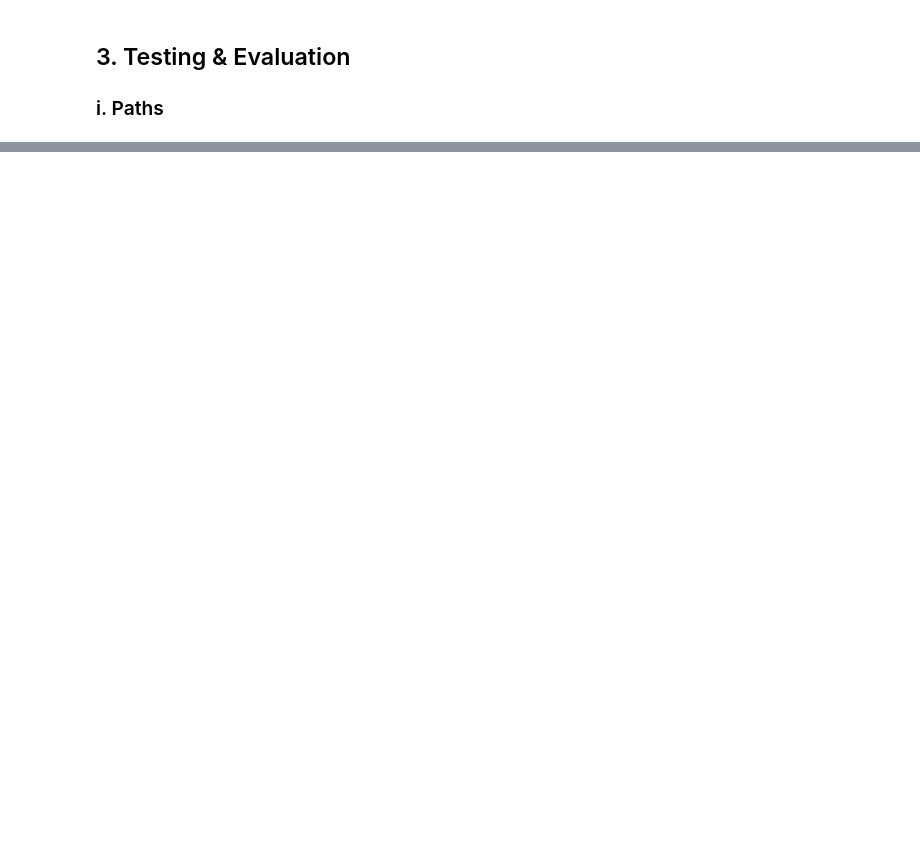
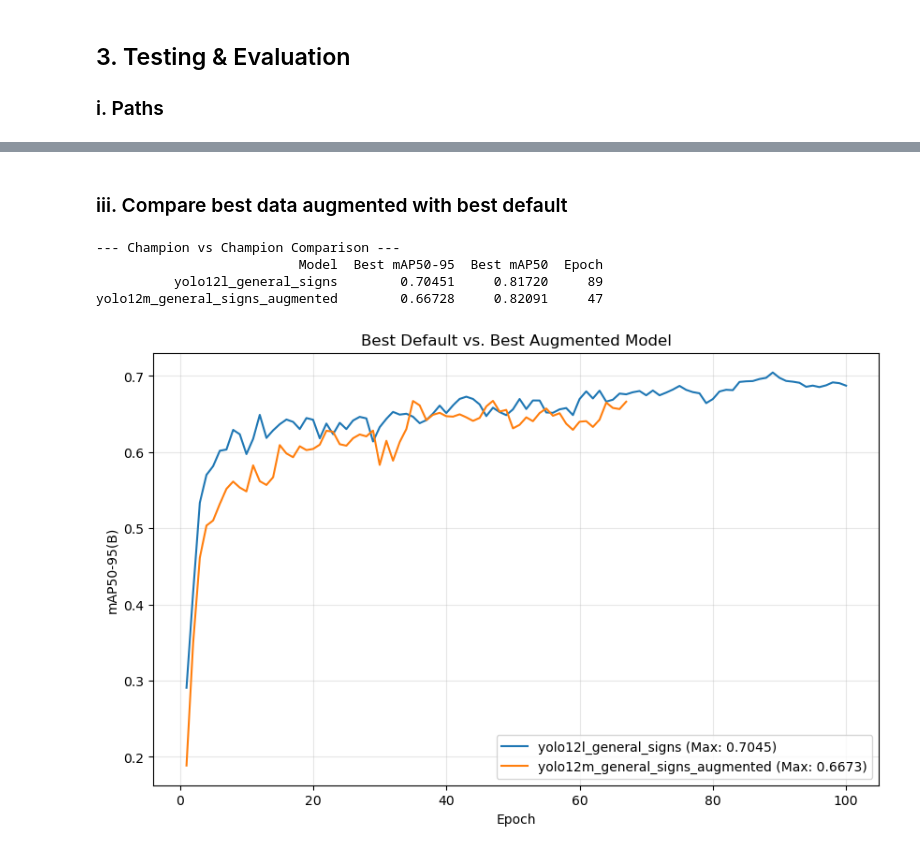
Before and after one commit to spiteriamy/ari3129-cv-group-project, a Jupyter notebook: 2a_YOLOv12_Daniel_Pace.ipynb, the cells around one changed output, grey strips where cells are left out. Drawn from its saved outputs; the diff is of its cells as text; code cells hidden in the pictures; blank space fills up the shorter version.

```diff
--- a/2a_YOLOv12_Daniel_Pace.ipynb
+++ b/2a_YOLOv12_Daniel_Pace.ipynb
@@ -229,0 +413,59 @@ Speed: 4.2ms preprocess, 29.8ms inference, 0.9ms postprocess per image at shape
+# %% [markdown]
+### iii. Compare best data augmented with best default
+# %%
+# find the best scoring models
+best_default = max([r for r in best_results if 'augmented' not in r['Model']], key=lambda x: x['Best mAP50-95'])
+best_augmented = max([r for r in best_results if 'augmented' in r['Model']], key=lambda x: x['Best mAP50-95'])
+
+comparison_list = []
+if best_default:
+    comparison_list.append(best_default)
+if best_augmented:
+    comparison_list.append(best_augmented)
+
+if comparison_list:
+    # Create DataFrame for display
+    comp_df = pd.DataFrame(comparison_list)
+
+    # Reorder columns if needed for clarity
+    cols = ['Model', 'Best mAP50-95', 'Best mAP50', 'Epoch']
+    # Filter only columns that exist in the dataframe
+    cols = [c for c in cols if c in comp_df.columns]
+    comp_df = comp_df[cols]
+
+    print("\n--- Champion vs Champion Comparison ---")
+    print(comp_df.to_string(index=False))
+
+    # Plotting the comparison
+    plt.figure(figsize=(10, 6))
+
+    for model_info in comparison_list:
+        model_name = model_info['Model']
+        results_path = os.path.join('runs', model_name, 'results.csv')
+
+        if os.path.exists(results_path):
+            try:
+                df = pd.read_csv(results_path)
+                df.columns = df.columns.str.strip()
+                map_col = 'metrics/mAP50-95(B)'
+
+                if map_col in df.columns:
+                    plt.plot(df['epoch'], df[map_col], label=f"{model_name} (Max: {model_info['Best mAP50-95']:.4f})")
+            except Exception as e:
+                print(f"Error reading {results_path}: {e}")
+
+    plt.title('Best Default vs. Best Augmented Model')
+    plt.xlabel('Epoch')
+    plt.ylabel('mAP50-95(B)')
+    plt.legend()
+    plt.grid(True, alpha=0.3)
+    plt.show()
+
+else:
+    print("Insufficient data to compare default vs augmented models.")
+# %% [output]
+--- Champion vs Champion Comparison ---
+                          Model  Best mAP50-95  Best mAP50  Epoch
+          yolo12l_general_signs        0.70451     0.81720     89
+yolo12m_general_signs_augmented        0.66728     0.82091     47
+[figure, added]
```
Also changed, not shown: parts of 18 cells of this notebook, 2 other files.
